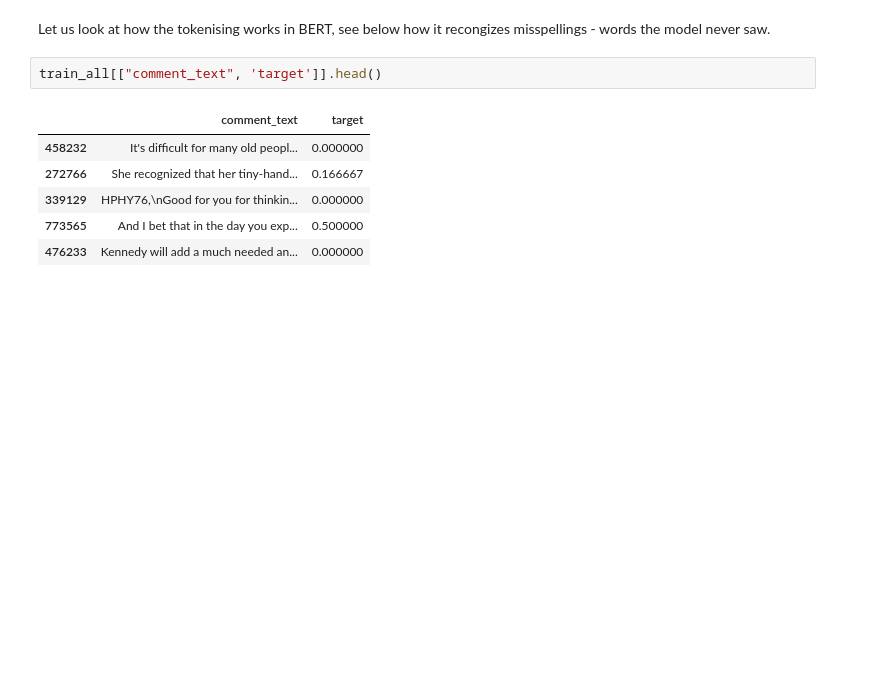
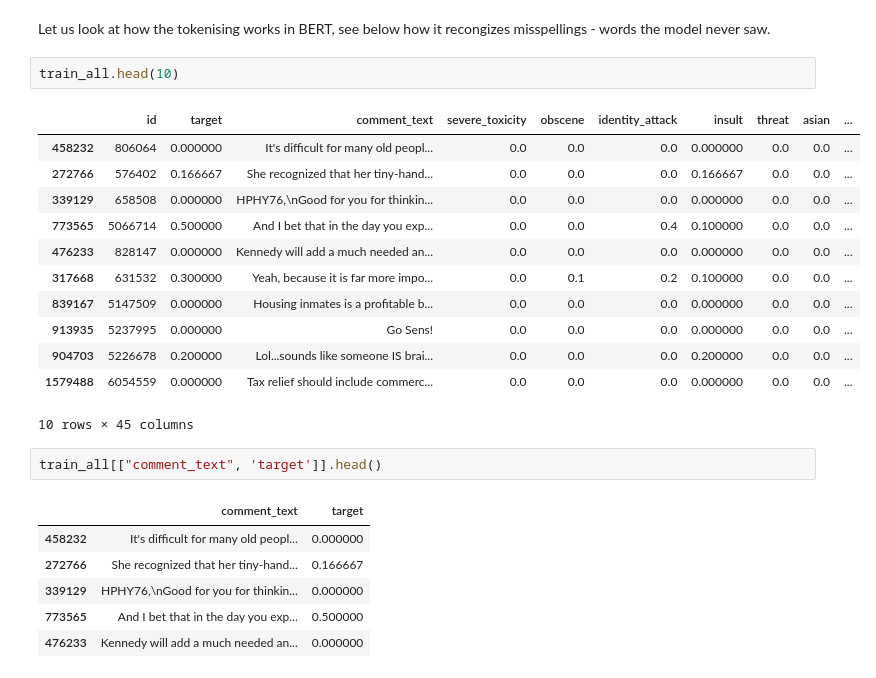
Before and after one commit to jayeshparikh/w251, a Jupyter notebook: hw6/BERT_classifying_toxicity.ipynb, the cells around one changed output. Cells and saved outputs as stored; diff of their text form; blank space fills up the shorter version.

```diff
--- a/hw6/BERT_classifying_toxicity.ipynb
+++ b/hw6/BERT_classifying_toxicity.ipynb
@@ -140,5 +140,20 @@ Wall time: 34.4 s
 # %% [markdown]
 Let us look at how the tokenising works in BERT, see below how it recongizes misspellings - words the model never saw.
+# %%
+train_all.head(10)
+# %% [output]
+|  | id | target | comment_text | severe_toxicity | obscene | identity_attack | insult | threat | asian | ... |
+| 458232 | 806064 | 0.000000 | It's difficult for many old peopl... | 0.0 | 0.0 | 0.0 | 0.000000 | 0.0 | 0.0 | ... |
+| 272766 | 576402 | 0.166667 | She recognized that her tiny-hand... | 0.0 | 0.0 | 0.0 | 0.166667 | 0.0 | 0.0 | ... |
+| 339129 | 658508 | 0.000000 | HPHY76,\nGood for you for thinkin... | 0.0 | 0.0 | 0.0 | 0.000000 | 0.0 | 0.0 | ... |
+| 773565 | 5066714 | 0.500000 | And I bet that in the day you exp... | 0.0 | 0.0 | 0.4 | 0.100000 | 0.0 | 0.0 | ... |
+| 476233 | 828147 | 0.000000 | Kennedy will add a much needed an... | 0.0 | 0.0 | 0.0 | 0.000000 | 0.0 | 0.0 | ... |
+| 317668 | 631532 | 0.300000 | Yeah, because it is far more impo... | 0.0 | 0.1 | 0.2 | 0.100000 | 0.0 | 0.0 | ... |
+| 839167 | 5147509 | 0.000000 | Housing inmates is a profitable b... | 0.0 | 0.0 | 0.0 | 0.000000 | 0.0 | 0.0 | ... |
+| 913935 | 5237995 | 0.000000 | Go Sens! | 0.0 | 0.0 | 0.0 | 0.000000 | 0.0 | 0.0 | ... |
+| 904703 | 5226678 | 0.200000 | Lol...sounds like someone IS brai... | 0.0 | 0.0 | 0.0 | 0.200000 | 0.0 | 0.0 | ... |
+| 1579488 | 6054559 | 0.000000 | Tax relief should include commerc... | 0.0 | 0.0 | 0.0 | 0.000000 | 0.0 | 0.0 | ... |
+10 rows × 45 columns
 # %%
 train_all[["comment_text", 'target']].head()
 # %% [output]
```
Also changed, not shown: parts of 9 cells of this notebook.
